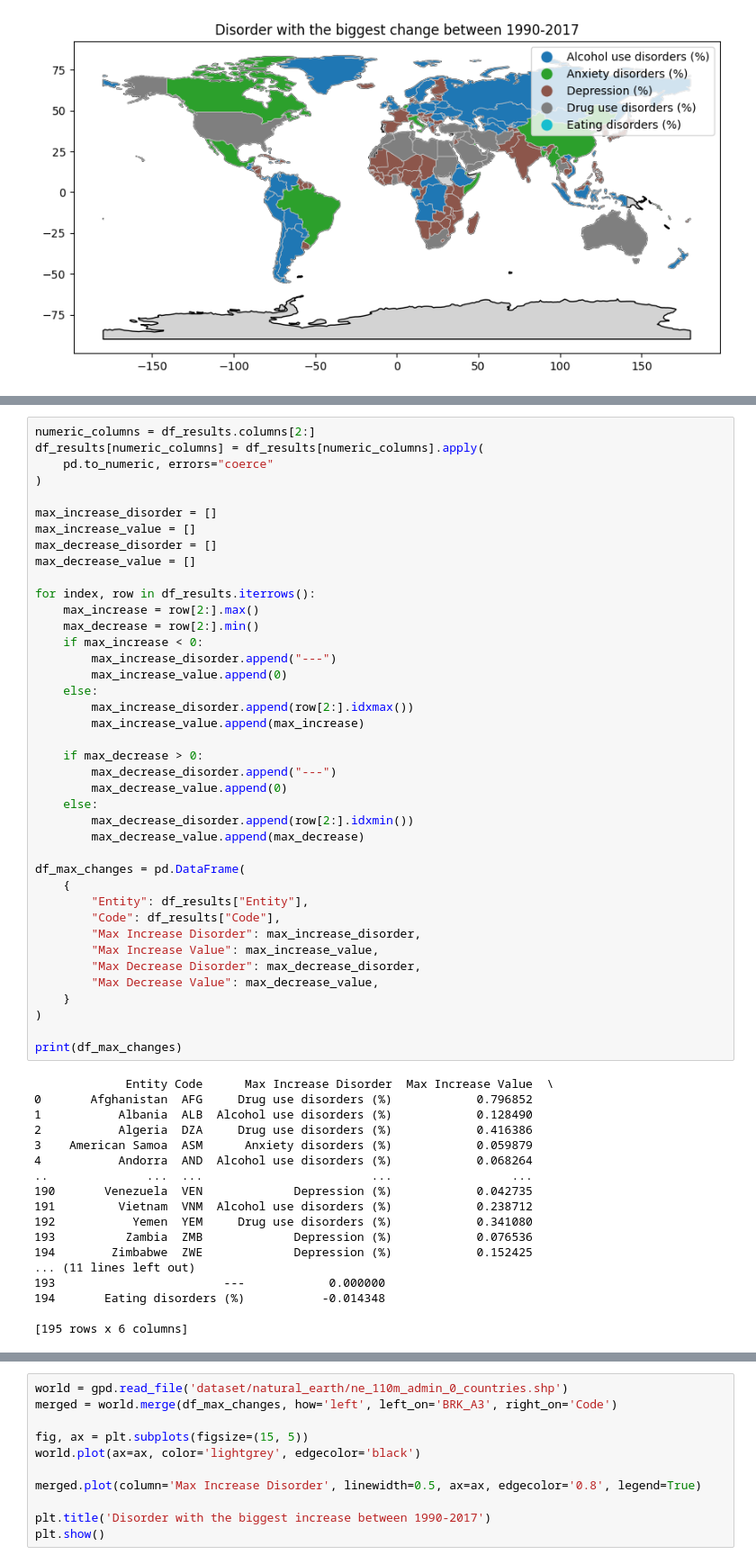
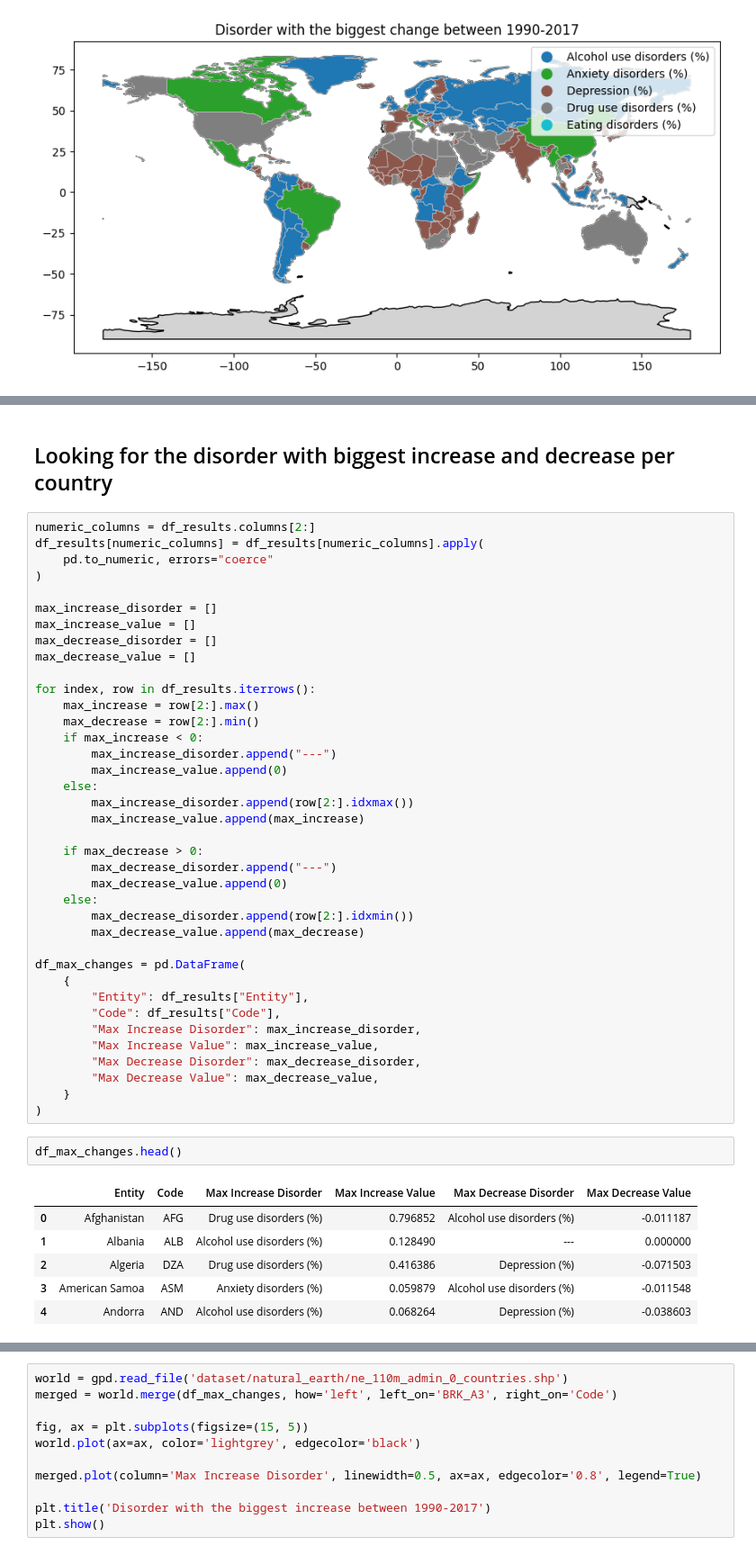
Before and after one commit to supernauth/mental_health_disorder, a Jupyter notebook: mental_health_disorder.ipynb, the cells around one changed output, grey strips where cells are left out. Shown at 90% size. Cells and saved outputs as stored; diff of their text form.

```diff
--- a/mental_health_disorder.ipynb
+++ b/mental_health_disorder.ipynb
@@ -392,3 +348,5 @@ print(df_results)
+# %% [markdown]
+## Looking for the disorder with biggest increase and decrease per country
 # %%
 numeric_columns = df_results.columns[2:]
 df_results[numeric_columns] = df_results[numeric_columns].apply(
@@ -427,23 +385,12 @@ df_max_changes = pd.DataFrame(
         "Max Decrease Value": max_decrease_value,
     }
 )
-
-print(df_max_changes)
-# %% [output]
-             Entity Code      Max Increase Disorder  Max Increase Value  \
-0       Afghanistan  AFG     Drug use disorders (%)            0.796852
-1           Albania  ALB  Alcohol use disorders (%)            0.128490
-2           Algeria  DZA     Drug use disorders (%)            0.416386
-3    American Samoa  ASM      Anxiety disorders (%)            0.059879
-4           Andorra  AND  Alcohol use disorders (%)            0.068264
-..              ...  ...                        ...                 ...
-190       Venezuela  VEN             Depression (%)            0.042735
-191         Vietnam  VNM  Alcohol use disorders (%)            0.238712
-192           Yemen  YEM     Drug use disorders (%)            0.341080
-193          Zambia  ZMB             Depression (%)            0.076536
-194        Zimbabwe  ZWE             Depression (%)            0.152425
-... (11 lines left out)
-193                        ---            0.000000
-194       Eating disorders (%)           -0.014348
-
-[195 rows x 6 columns]
+# %%
+df_max_changes.head()
+# %% [output]
+|  | Entity | Code | Max Increase Disorder | Max Increase Value | Max Decrease Disorder | Max Decrease Value |
+| 0 | Afghanistan | AFG | Drug use disorders (%) | 0.796852 | Alcohol use disorders (%) | -0.011187 |
+| 1 | Albania | ALB | Alcohol use disorders (%) | 0.128490 | --- | 0.000000 |
+| 2 | Algeria | DZA | Drug use disorders (%) | 0.416386 | Depression (%) | -0.071503 |
+| 3 | American Samoa | ASM | Anxiety disorders (%) | 0.059879 | Alcohol use disorders (%) | -0.011548 |
+| 4 | Andorra | AND | Alcohol use disorders (%) | 0.068264 | Depression (%) | -0.038603 |
```
Also changed, not shown: parts of 8 cells of this notebook.
